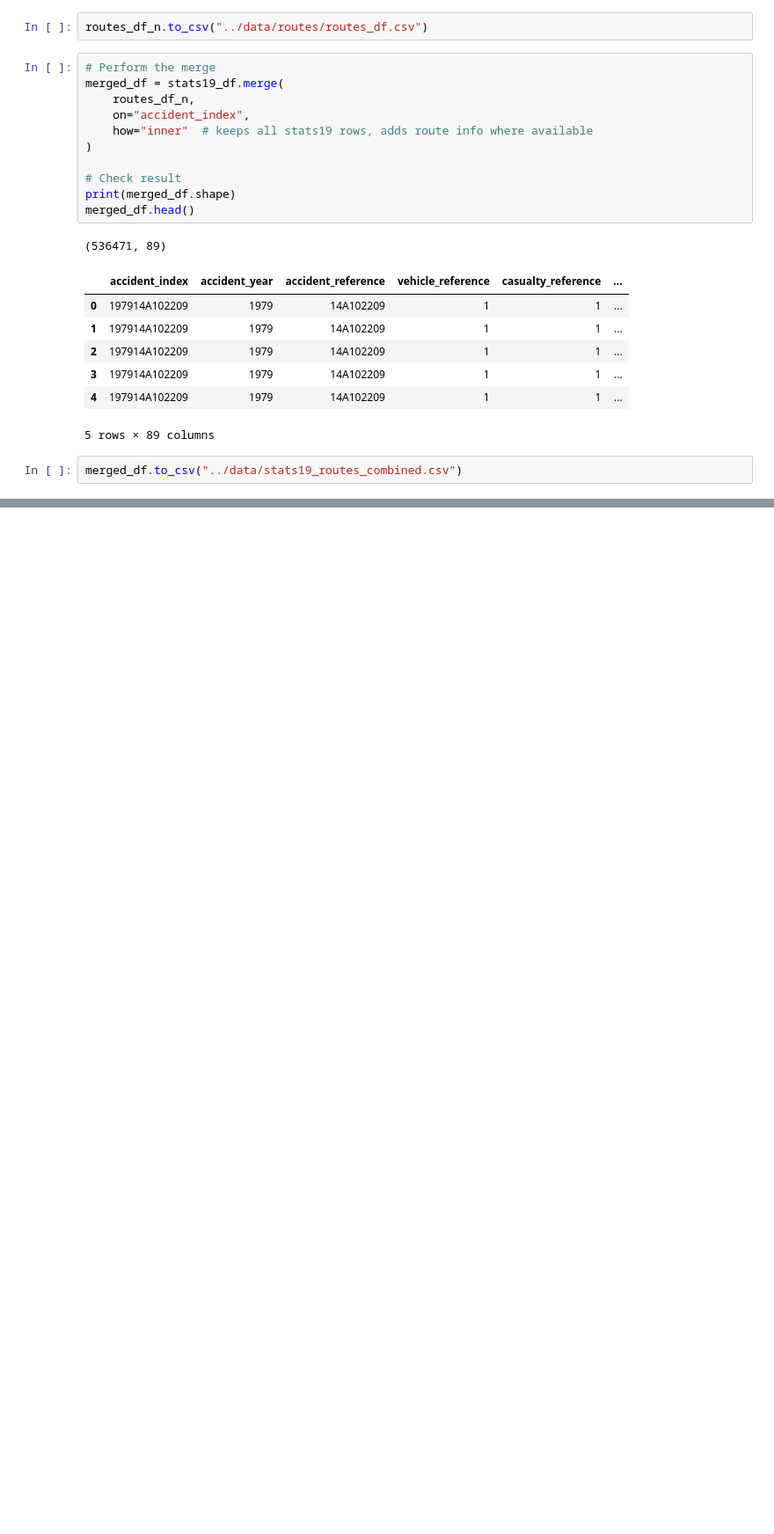
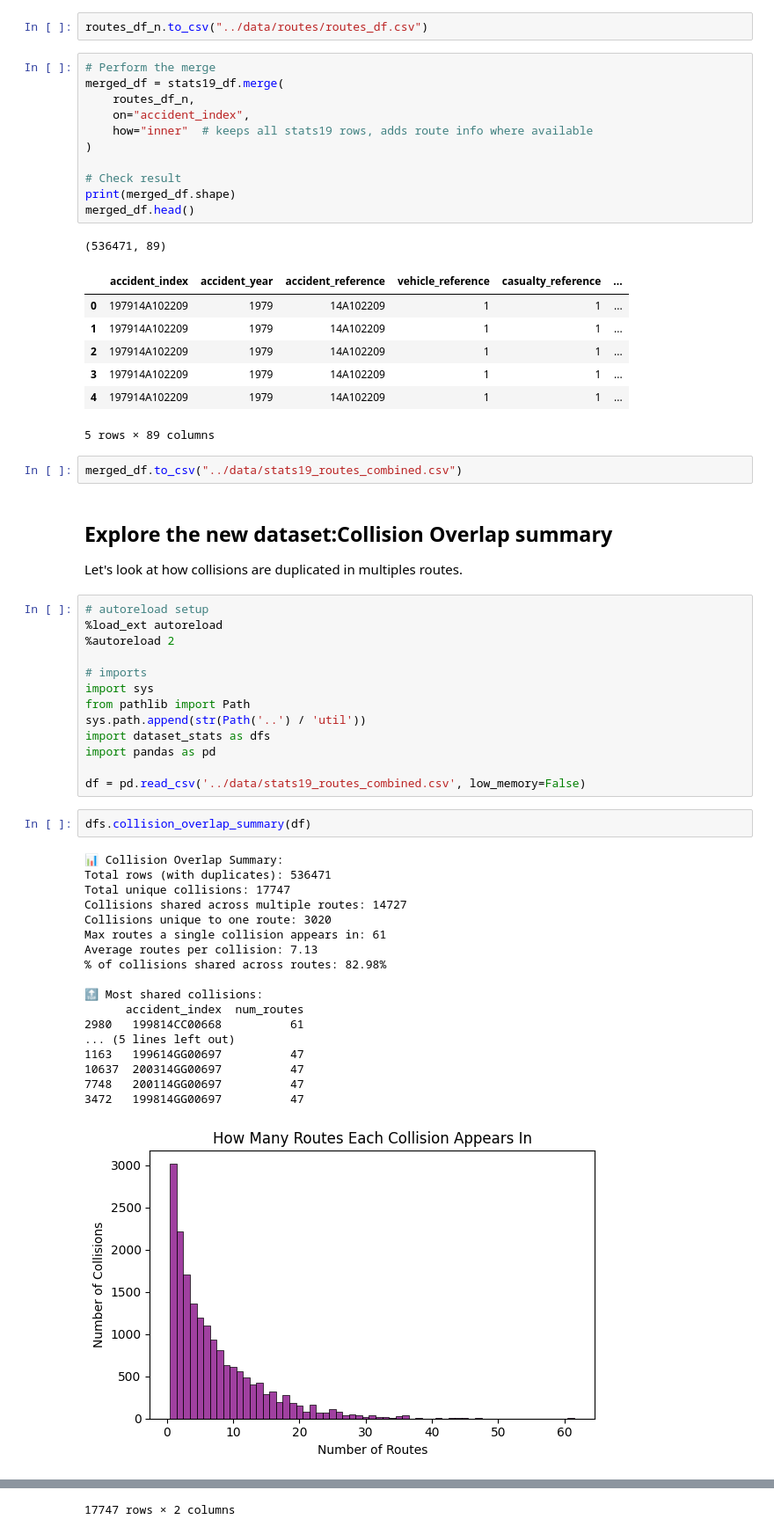
Before and after one commit to KhushiSharma0/STATS19_route_risk_analysis, a Jupyter notebook: notebooks/04 - Prepare Routes Data & Combine with STATS19.ipynb, the cells around one changed output, grey strips where cells are left out. Shown: that part at 88% size. Drawn from its saved outputs; the diff is of its cells as text; blank space fills up the shorter version.

```diff
--- a/notebooks/04 - Prepare Routes Data & Combine with STATS19.ipynb
+++ b/notebooks/04 - Prepare Routes Data & Combine with STATS19.ipynb
@@ -149,3 +149,40 @@ merged_df.head()
 5 rows × 89 columns
 # %%
 merged_df.to_csv("../data/stats19_routes_combined.csv")
+# %% [markdown]
+## Explore the new dataset:Collision Overlap summary
+Let's look at how collisions are duplicated in multiples routes.
+# %%
+# autoreload setup
+%load_ext autoreload
+%autoreload 2
+
+# imports
+import sys
+from pathlib import Path
+sys.path.append(str(Path('..') / 'util'))
+import dataset_stats as dfs
+import pandas as pd
+
+df = pd.read_csv('../data/stats19_routes_combined.csv', low_memory=False)
+# %%
+dfs.collision_overlap_summary(df)
+# %% [output]
+📊 Collision Overlap Summary:
+Total rows (with duplicates): 536471
+Total unique collisions: 17747
+Collisions shared across multiple routes: 14727
+Collisions unique to one route: 3020
+Max routes a single collision appears in: 61
+Average routes per collision: 7.13
+% of collisions shared across routes: 82.98%
+
+🔝 Most shared collisions:
+      accident_index  num_routes
+2980   199814CC00668          61
+... (5 lines left out)
+1163   199614GG00697          47
+10637  200314GG00697          47
+7748   200114GG00697          47
+3472   199814GG00697          47
+[figure, added]
@@ -151,0 +201 @@ merged_df.to_csv("../data/stats19_routes_combined.csv")
+17747 rows × 2 columns
```
Also changed, not shown: parts of 1 cell of this notebook, 7 other files.
